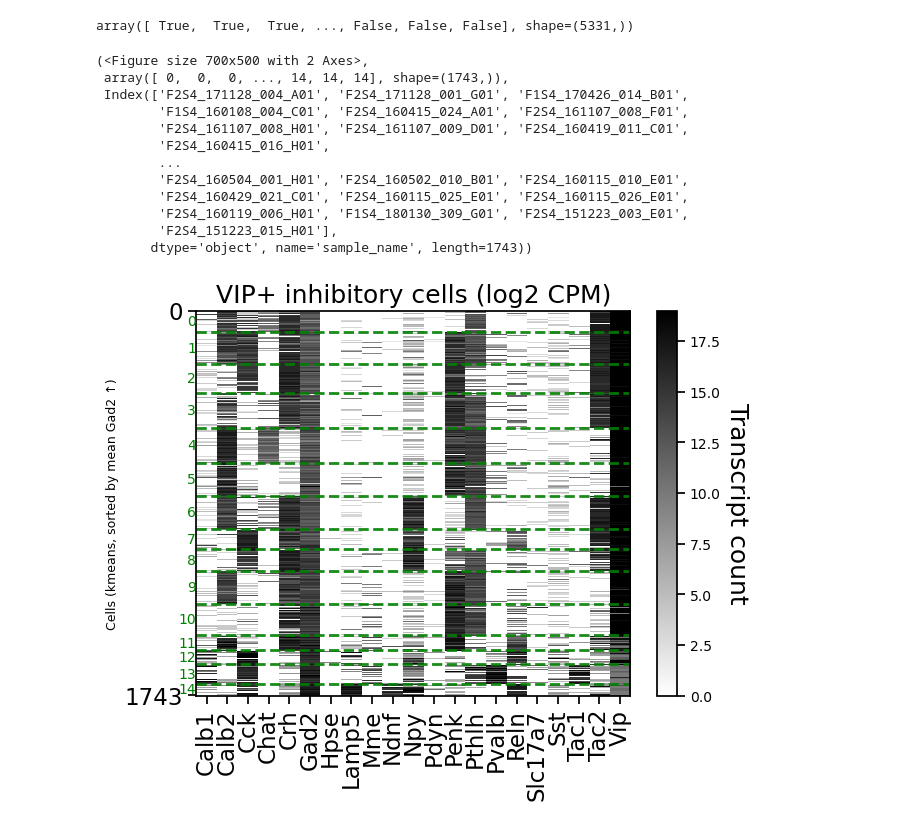
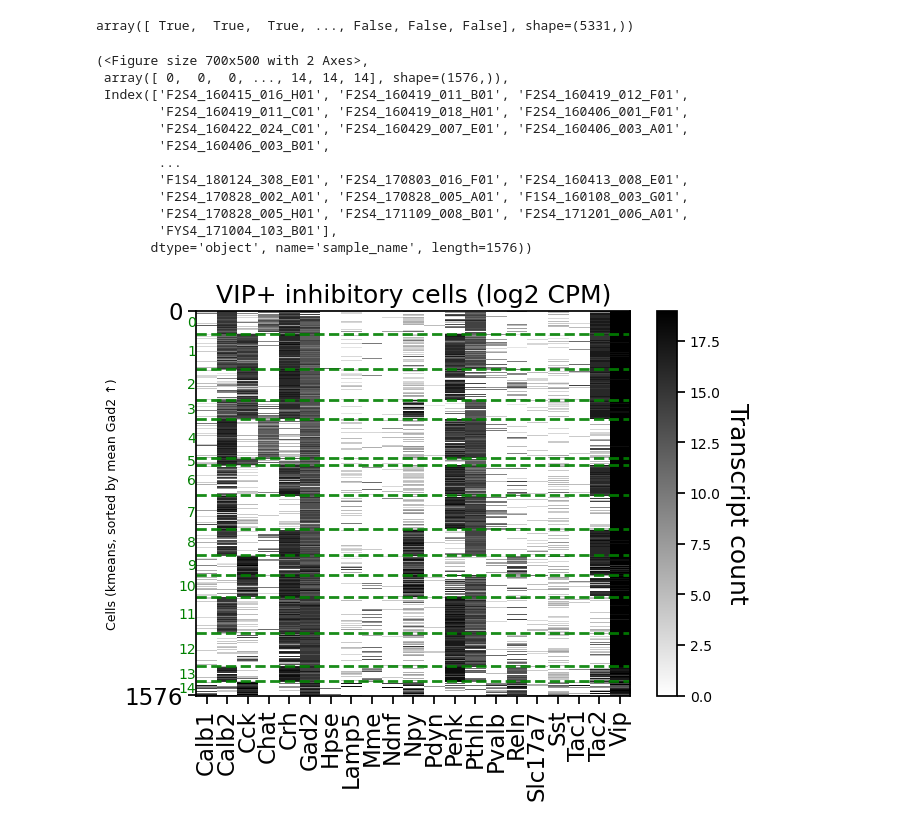
Before and after one commit to AllenNeuralDynamics/hcr-integrated-qc-capsule, a Jupyter notebook: code/cluster_validation/20260506-smartseq-tasic2018.ipynb, the cells around one changed output. Cells and saved outputs as stored; diff of their text form; code cells hidden in the pictures.

```diff
--- a/code/cluster_validation/20260506-smartseq-tasic2018.ipynb
+++ b/code/cluster_validation/20260506-smartseq-tasic2018.ipynb
@@ -408,23 +408,23 @@ adata_log_inh[:, "Vip"].X.flatten() > 1
 array([ True,  True,  True, ..., False, False, False], shape=(5331,))
 # %%
 # redo clustering on cells with high VIP counts
-vip_mask = adata_log_inh[:, "Vip"].X.flatten() > 10
+vip_mask = adata_log_inh[:, "Vip"].X.flatten() > 12
 adata_log_inh_vip = adata_log_inh[vip_mask].copy()
 viz.plot_cell_x_gene_clustered(
     pd.DataFrame(adata_log_inh_vip.X, columns=adata_log_inh_vip.var_names, index=adata_log_inh_vip.obs_names),
     k=15, fig_size=(7, 5), title="VIP+ inhibitory cells (log2 CPM)",
     clip_range=(0, 5000))
 # %% [output]
 (<Figure size 700x500 with 2 Axes>,
- array([ 0,  0,  0, ..., 14, 14, 14], shape=(1743,)),
- Index(['F2S4_171128_004_A01', 'F2S4_171128_001_G01', 'F1S4_170426_014_B01',
-        'F1S4_160108_004_C01', 'F2S4_160415_024_A01', 'F2S4_161107_008_F01',
-        'F2S4_161107_008_H01', 'F2S4_161107_009_D01', 'F2S4_160419_011_C01',
-        'F2S4_160415_016_H01',
+ array([ 0,  0,  0, ..., 14, 14, 14], shape=(1576,)),
+ Index(['F2S4_160415_016_H01', 'F2S4_160419_011_B01', 'F2S4_160419_012_F01',
+        'F2S4_160419_011_C01', 'F2S4_160419_018_H01', 'F2S4_160406_001_F01',
+        'F2S4_160422_024_C01', 'F2S4_160429_007_E01', 'F2S4_160406_003_A01',
+        'F2S4_160406_003_B01',
         ...
-        'F2S4_160504_001_H01', 'F2S4_160502_010_B01', 'F2S4_160115_010_E01',
-        'F2S4_160429_021_C01', 'F2S4_160115_025_E01', 'F2S4_160115_026_E01',
-        'F2S4_160119_006_H01', 'F1S4_180130_309_G01', 'F2S4_151223_003_E01',
-        'F2S4_151223_015_H01'],
-       dtype='object', name='sample_name', length=1743))
+        'F1S4_180124_308_E01', 'F2S4_170803_016_F01', 'F2S4_160413_008_E01',
+        'F2S4_170828_002_A01', 'F2S4_170828_005_A01', 'F1S4_160108_003_G01',
+        'F2S4_170828_005_H01', 'F2S4_171109_008_B01', 'F2S4_171201_006_A01',
+        'FYS4_171004_103_B01'],
+       dtype='object', name='sample_name', length=1576))
-[figure, old version]
+[figure, new version]
```
Also changed, not shown: parts of 7 cells of this notebook.
